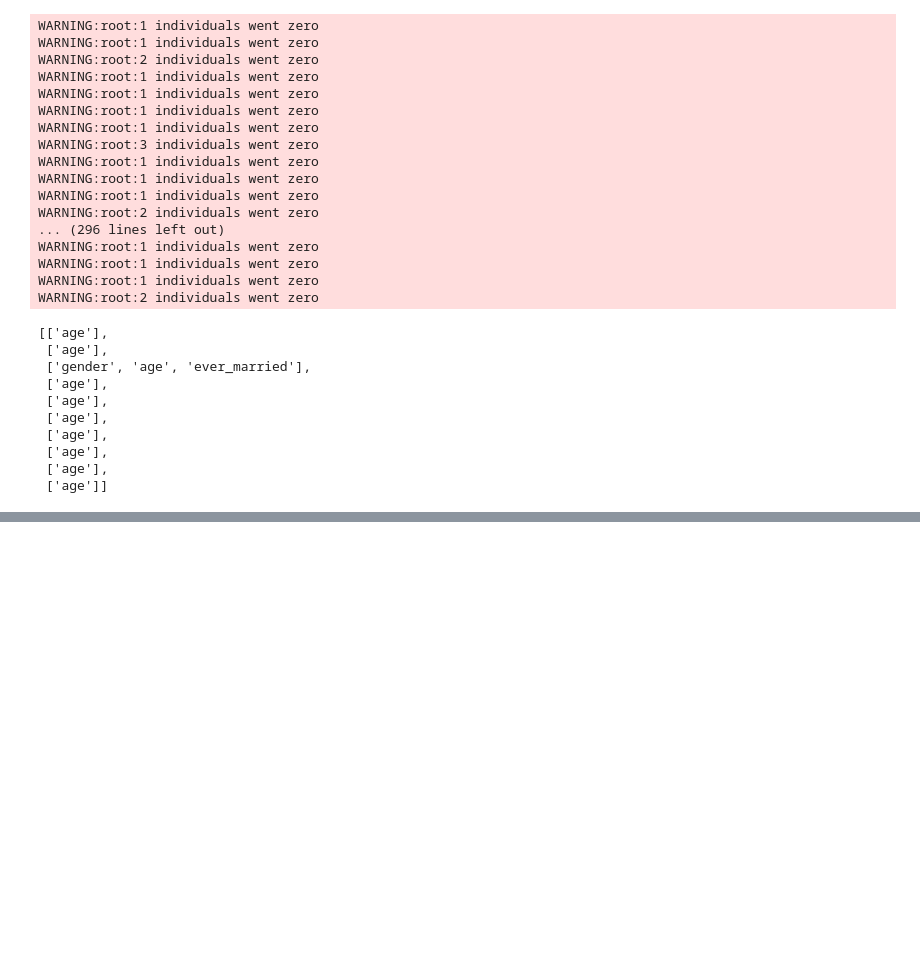
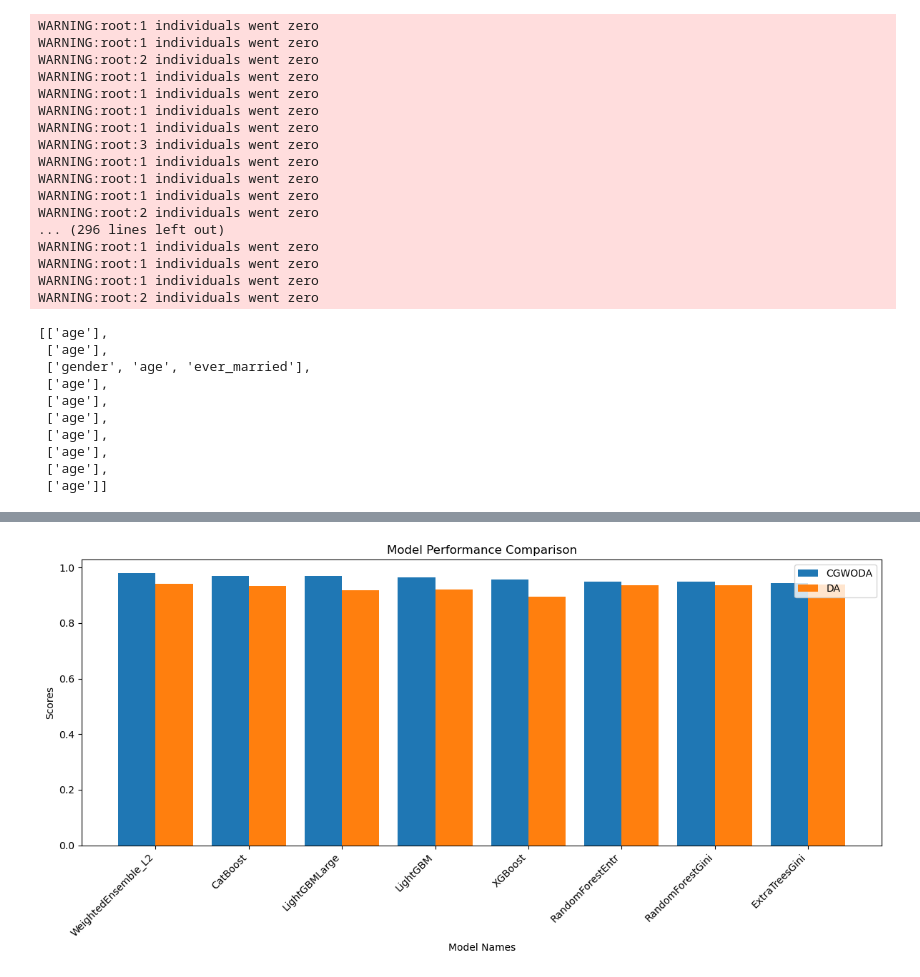
Before and after one commit to WaliBandawu/Chaotic-Greywolf-Dragonfly-Algorithm-for-feature-selection-on-Stroke-datasets, a Jupyter notebook: Final_Work_CDWA.ipynb, the cells around one changed output, grey strips where cells are left out. Drawn from its saved outputs; the diff is of its cells as text; code cells hidden in the pictures; blank space fills up the shorter version.

```diff
--- a/Final_Work_CDWA.ipynb
+++ b/Final_Work_CDWA.ipynb
@@ -2397,0 +5509,6 @@ results, features, dims, scores = run_pso_optimization(num_iterations, X_train,
+# %%
+coulumns={'model':'Models','score_val_x':'CGWODA','score_val_y':'DA'}
+# %%
+davrscgwda.rename(columns=coulumns, inplace=True)
+# %%
+davrscgwda=davrscgwda[0:8]
@@ -2397,0 +5527,39 @@ results, features, dims, scores = run_pso_optimization(num_iterations, X_train,
+# %%
+import matplotlib.pyplot as plt
+import pandas as pd
+
+def plot_model_comparison(df, title='Model Performance Comparison'):
+    # Set the figure size
+    plt.figure(figsize=(12, 6))
+
+    # Get model names and scores
+    model_names = df['Models']
+    cgwoda_scores = df['CGWODA']
+    da_scores = df['DA']
+
+    # Define the width of the bars
+    bar_width = 0.4
+
+    # Create an array of indices for x-axis positions
+    ind = np.arange(len(model_names))
+
+    # Plot the scores for CGWODA
+    plt.bar(ind, cgwoda_scores, bar_width, label='CGWODA')
+
+    # Plot the scores for DA
+    plt.bar(ind + bar_width, da_scores, bar_width, label='DA')
+
+    # Add labels and title
+    plt.xlabel('Model Names')
+    plt.ylabel('Scores')
+    plt.title(title)
+    plt.xticks(ind + bar_width / 2, model_names, rotation=45, ha='right')
+    plt.legend()
+
+    # Show the plot
+    plt.tight_layout()
+    plt.show()
+# %%
+plot_model_comparison(davrscgwda)
+# %% [output]
+[figure, added]
```
Also changed, not shown: parts of 248 cells of this notebook.
